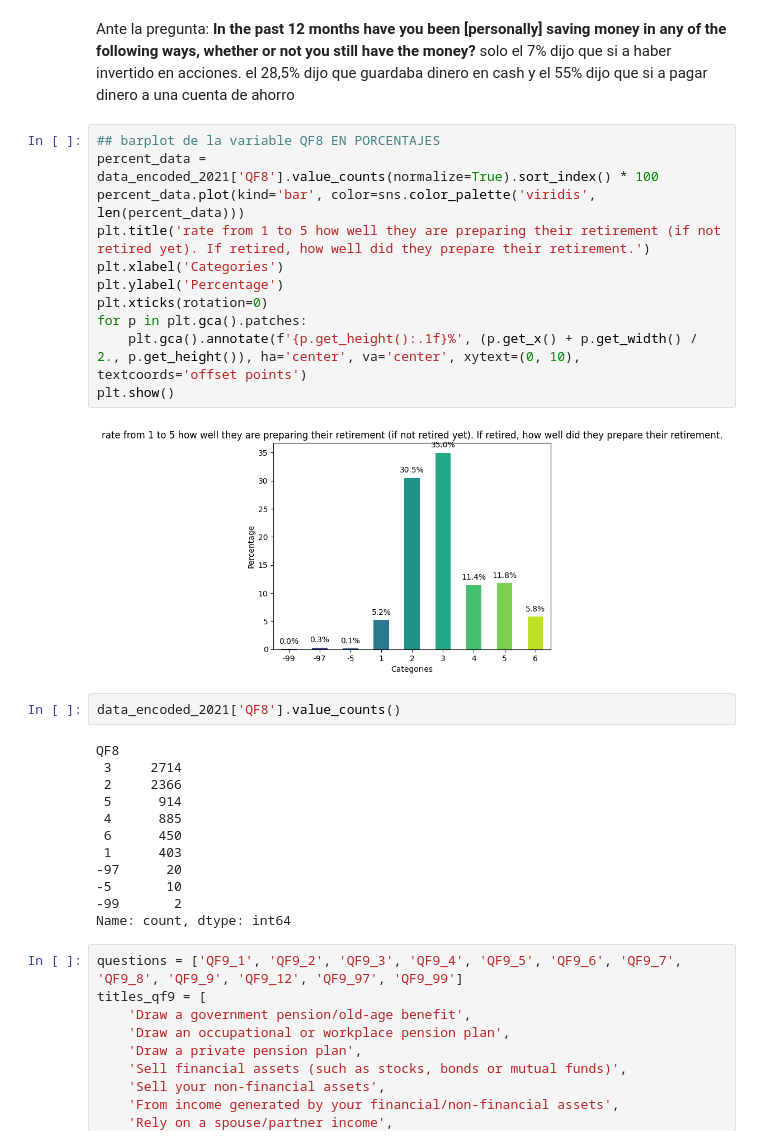
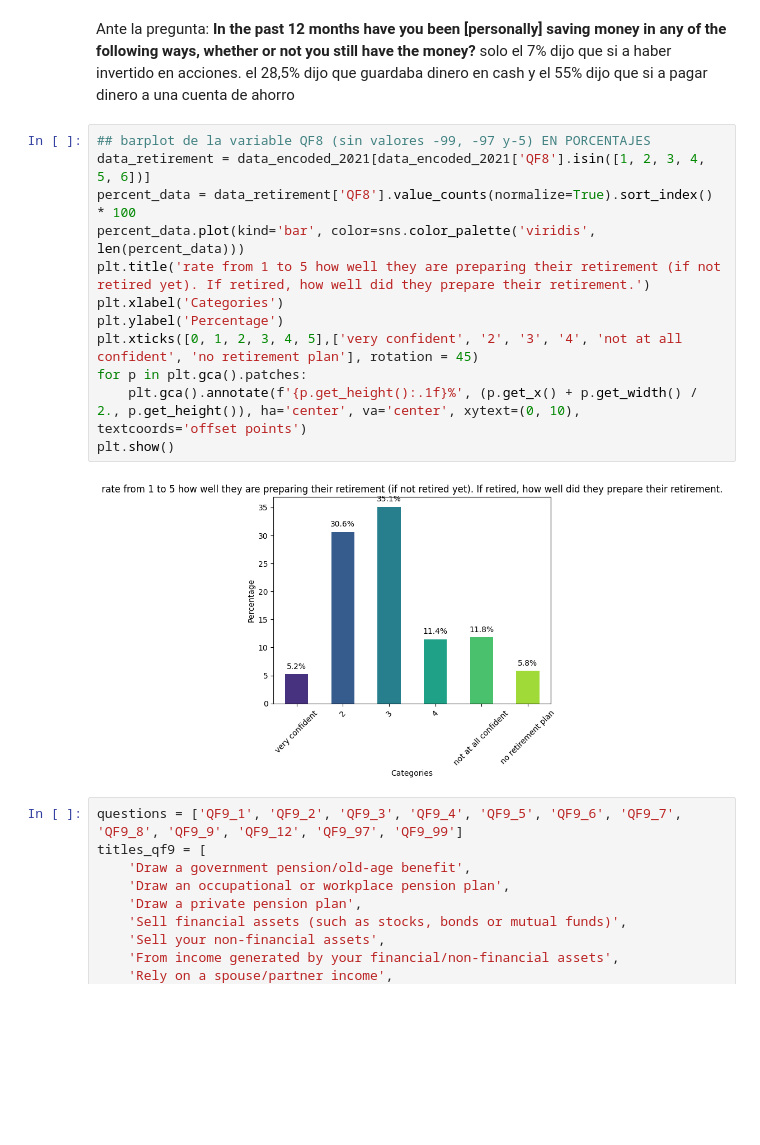
Before and after one commit to blackalle/TFM, a Jupyter notebook: tfm.ipynb, the cells around one changed output. Drawn from its saved outputs; the diff is of its cells as text; blank space fills up the shorter version.

```diff
--- a/tfm.ipynb
+++ b/tfm.ipynb
@@ -580,32 +580,19 @@ plt.show()
 # %% [markdown]
 Ante la pregunta: **In the past 12 months have you been [personally] saving money in any of the following ways, whether or not you still have the money?** solo el 7% dijo que si a haber invertido en acciones. el 28,5% dijo que guardaba dinero en cash y el 55% dijo que si a pagar dinero a una cuenta de ahorro
 # %%
-## barplot de la variable QF8 EN PORCENTAJES
-percent_data = data_encoded_2021['QF8'].value_counts(normalize=True).sort_index() * 100
+## barplot de la variable QF8 (sin valores -99, -97 y-5) EN PORCENTAJES
+data_retirement = data_encoded_2021[data_encoded_2021['QF8'].isin([1, 2, 3, 4, 5, 6])]
+percent_data = data_retirement['QF8'].value_counts(normalize=True).sort_index() * 100
 percent_data.plot(kind='bar', color=sns.color_palette('viridis', len(percent_data)))
 plt.title('rate from 1 to 5 how well they are preparing their retirement (if not retired yet). If retired, how well did they prepare their retirement.')
 plt.xlabel('Categories')
 plt.ylabel('Percentage')
-plt.xticks(rotation=0)
+plt.xticks([0, 1, 2, 3, 4, 5],['very confident', '2', '3', '4', 'not at all confident', 'no retirement plan'], rotation = 45)
 for p in plt.gca().patches:
     plt.gca().annotate(f'{p.get_height():.1f}%', (p.get_x() + p.get_width() / 2., p.get_height()), ha='center', va='center', xytext=(0, 10), textcoords='offset points')
 plt.show()
 # %% [output]
-[figure, old version]
+[figure, new version]
-# %%
-data_encoded_2021['QF8'].value_counts()
-# %% [output]
-QF8
- 3     2714
- 2     2366
- 5      914
- 4      885
- 6      450
- 1      403
--97      20
--5       10
--99       2
-Name: count, dtype: int64
 # %%
 questions = ['QF9_1', 'QF9_2', 'QF9_3', 'QF9_4', 'QF9_5', 'QF9_6', 'QF9_7', 'QF9_8', 'QF9_9', 'QF9_12', 'QF9_97', 'QF9_99']
 titles_qf9 = [
```
Also changed, not shown: parts of 8 cells of this notebook.
